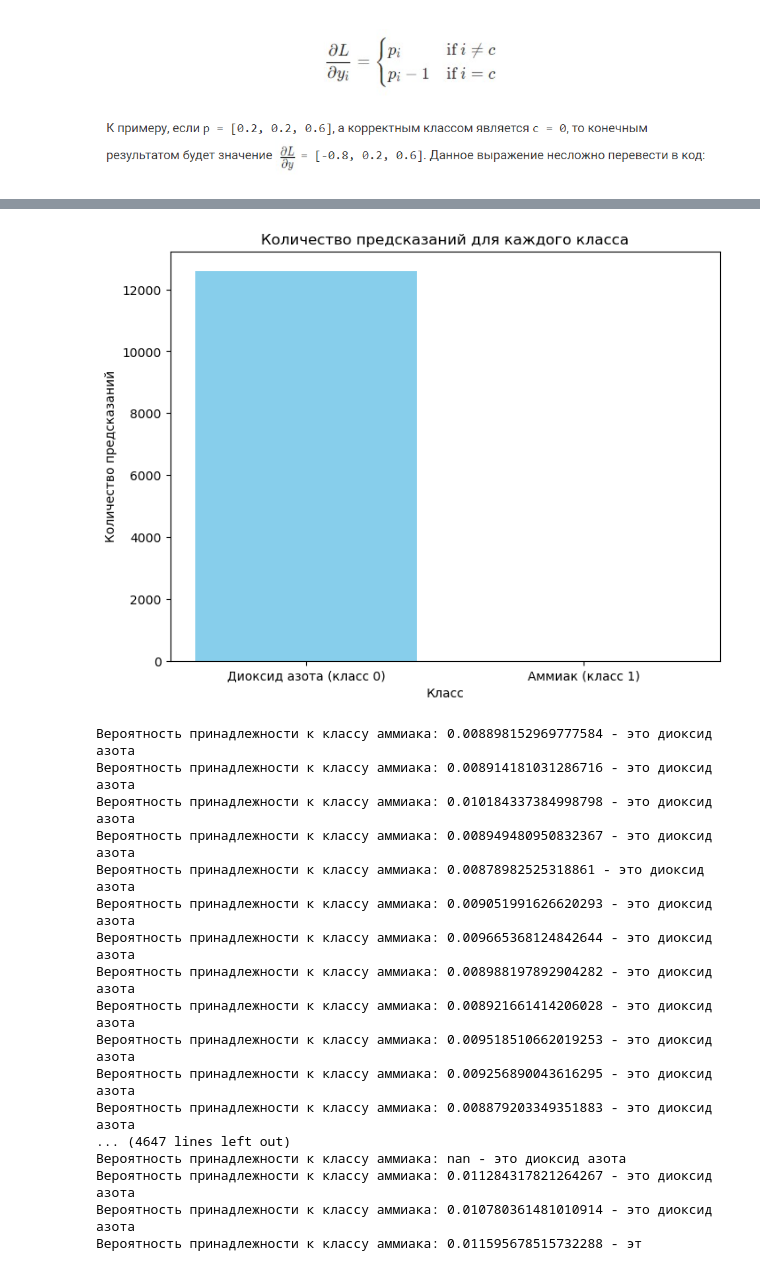
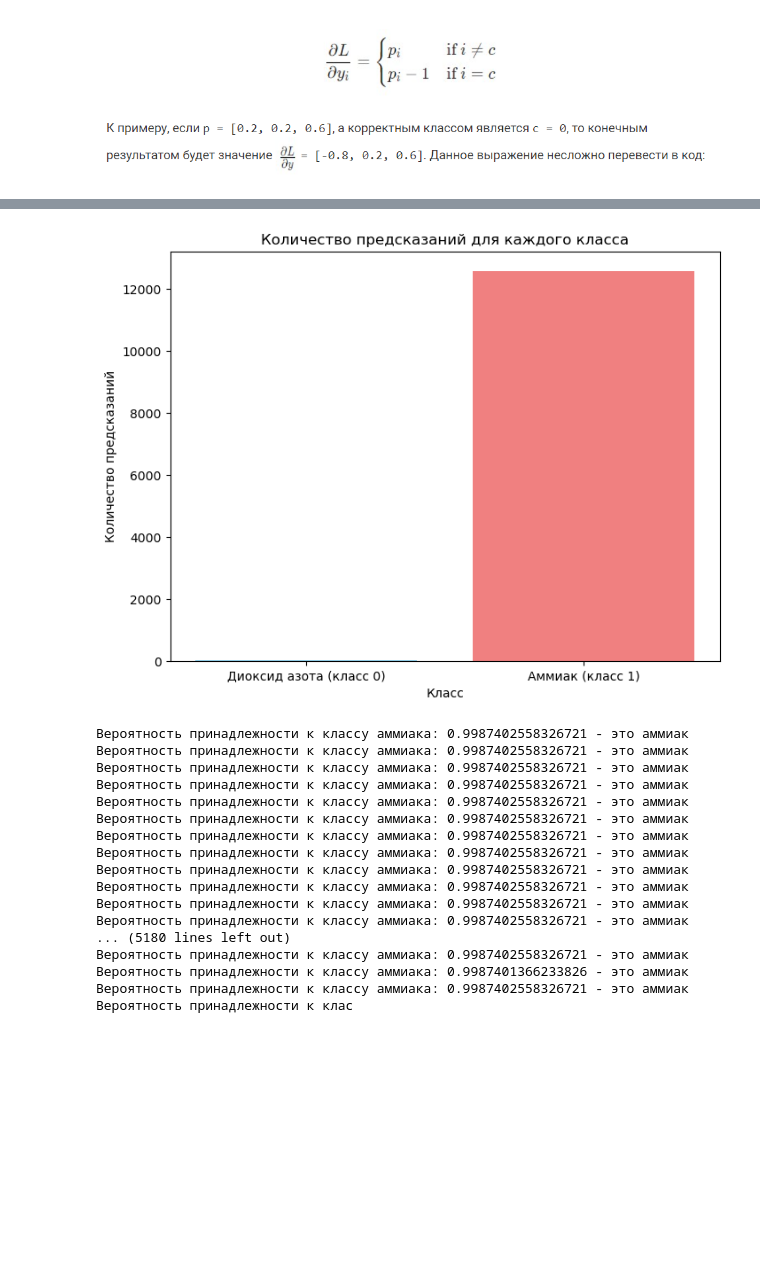
Before and after one commit to lalalaoalla/gas-analyzer, a Jupyter notebook: rnngithub.ipynb, the cells around one changed output, grey strips where cells are left out. Cells and saved outputs as stored; diff of their text form; code cells hidden in the pictures; blank space fills up the shorter version.

```diff
--- a/rnngithub.ipynb
+++ b/rnngithub.ipynb
@@ -295 +392,23 @@ X_data
+# %%
+############ NO2 temp = 25 ###########
+
+#no2_25rh
+y_test_no2_25rh_25t = no2_25rh_25t['y'].tolist()
+#теперь избавимся от столбца y
+test_no2_25rh_25t_no_y = no2_25rh_25t.drop('y', axis = 1)
+X_test_no2_25rh_25t = dataframe_to_list_of_lists(test_no2_25rh_25t_no_y)
+
+
+#no2_50rh
+y_test_no2_50rh_25t = no2_50rh_25t['y'].tolist()
+#теперь избавимся от столбца y
+test_no2_50rh_25t_no_y = no2_50rh_25t.drop('y', axis = 1)
+X_test_no2_50rh_25t = dataframe_to_list_of_lists(test_no2_50rh_25t_no_y)
+
+
+#no2_75rh
+y_test_no2_75rh_25t = no2_75rh_25t['y'].tolist()
+#теперь избавимся от столбца y
+test_no2_75rh_25t_no_y = no2_75rh_25t.drop('y', axis = 1)
+X_test_no2_75rh_25t = dataframe_to_list_of_lists(test_no2_75rh_25t_no_y)
 # %%
@@ -617,7 +720,7 @@ Validation Accuracy: 0.9107
 #torch.save(model.state_dict(), 'model.pth')
 # %%
 # Преобразование тестовых данных
-x_test_tensor = torch.tensor(X_test_no2_75rh, dtype=torch.float32)
+x_test_tensor = torch.tensor(X_test_no2_75rh_25t, dtype=torch.float32)
 #y_test_tensor = torch.tensor(y_test, dtype=torch.long)
 
 # Оценка на тестовой выборке
@@ -629,48 +732,48 @@ with torch.no_grad():
 #print(f'Test Accuracy: {test_accuracy:.4f}')
 # Подсчет количества предсказаний для каждого класса
 class_counts = test_predictions.squeeze(1).numpy()
 unique, counts = np.unique(class_counts, return_counts=True)
 class_counts_dict = dict(zip(unique, counts))
 
 # Построение графика
 labels = ['Диоксид азота (класс 0)', 'Аммиак (класс 1)']
 counts = [class_counts_dict.get(0.0,0), class_counts_dict.get(1.0,0)] #Обработка случая, если какого-то класса нет в предсказаниях
 
 plt.figure(figsize=(8, 6))
 plt.bar(labels, counts, color=['skyblue', 'lightcoral'])
 plt.title('Количество предсказаний для каждого класса')
 plt.ylabel('Количество предсказаний')
 plt.xlabel('Класс')
 plt.show()
 
 nh3 = 0
 no2 = 0
 # Логика для вывода класса
 for i, prob in enumerate(test_outputs.squeeze(1)):
     if prob.item() > 0.5:
         nh3+=1
         print(f"Вероятность принадлежности к классу аммиака: {prob.item()} - это аммиак")
     else:
         no2+=1
         print(f"Вероятность принадлежности к классу аммиака: {prob.item()} - это диоксид азота")
 print(f"Количество предсказаний за аммиак: {nh3}")
 print(f"Количество предсказаний за диоксид азота: {no2}")
 # %% [output]
-[figure, old version]
+[figure, new version]
-Вероятность принадлежности к классу аммиака: 0.008898152969777584 - это диоксид азота
-Вероятность принадлежности к классу аммиака: 0.008914181031286716 - это диоксид азота
-Вероятность принадлежности к классу аммиака: 0.010184337384998798 - это диоксид азота
-Вероятность принадлежности к классу аммиака: 0.008949480950832367 - это диоксид азота
-Вероятность принадлежности к классу аммиака: 0.00878982525318861 - это диоксид азота
-Вероятность принадлежности к классу аммиака: 0.009051991626620293 - это диоксид азота
-Вероятность принадлежности к классу аммиака: 0.009665368124842644 - это диоксид азота
-Вероятность принадлежности к классу аммиака: 0.008988197892904282 - это диоксид азота
-Вероятность принадлежности к классу аммиака: 0.008921661414206028 - это диоксид азота
-Вероятность принадлежности к классу аммиака: 0.009518510662019253 - это диоксид азота
-Вероятность принадлежности к классу аммиака: 0.009256890043616295 - это диоксид азота
-Вероятность принадлежности к классу аммиака: 0.008879203349351883 - это диоксид азота
-... (4647 lines left out)
-Вероятность принадлежности к классу аммиака: nan - это диоксид азота
-Вероятность принадлежности к классу аммиака: 0.011284317821264267 - это диоксид азота
-Вероятность принадлежности к классу аммиака: 0.010780361481010914 - это диоксид азота
-Вероятность принадлежности к классу аммиака: 0.011595678515732288 - эт
+Вероятность принадлежности к классу аммиака: 0.9987402558326721 - это аммиак
+Вероятность принадлежности к классу аммиака: 0.9987402558326721 - это аммиак
+Вероятность принадлежности к классу аммиака: 0.9987402558326721 - это аммиак
+Вероятность принадлежности к классу аммиака: 0.9987402558326721 - это аммиак
+Вероятность принадлежности к классу аммиака: 0.9987402558326721 - это аммиак
+Вероятность принадлежности к классу аммиака: 0.9987402558326721 - это аммиак
+Вероятность принадлежности к классу аммиака: 0.9987402558326721 - это аммиак
+Вероятность принадлежности к классу аммиака: 0.9987402558326721 - это аммиак
+Вероятность принадлежности к классу аммиака: 0.9987402558326721 - это аммиак
+Вероятность принадлежности к классу аммиака: 0.9987402558326721 - это аммиак
+Вероятность принадлежности к классу аммиака: 0.9987402558326721 - это аммиак
+Вероятность принадлежности к классу аммиака: 0.9987402558326721 - это аммиак
+... (5180 lines left out)
+Вероятность принадлежности к классу аммиака: 0.9987402558326721 - это аммиак
+Вероятность принадлежности к классу аммиака: 0.9987401366233826 - это аммиак
+Вероятность принадлежности к классу аммиака: 0.9987402558326721 - это аммиак
+Вероятность принадлежности к клас
```
Also changed, not shown: parts of 16 cells of this notebook, 2 other files.
